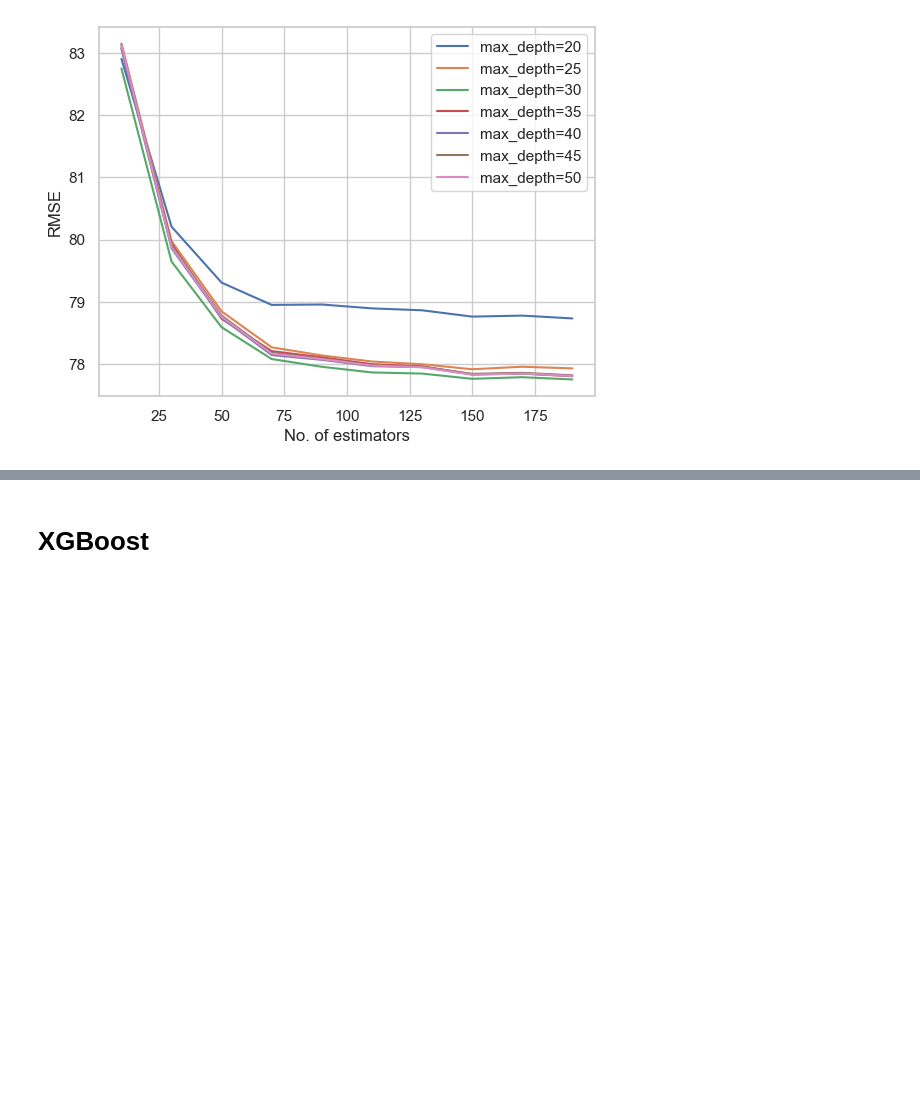
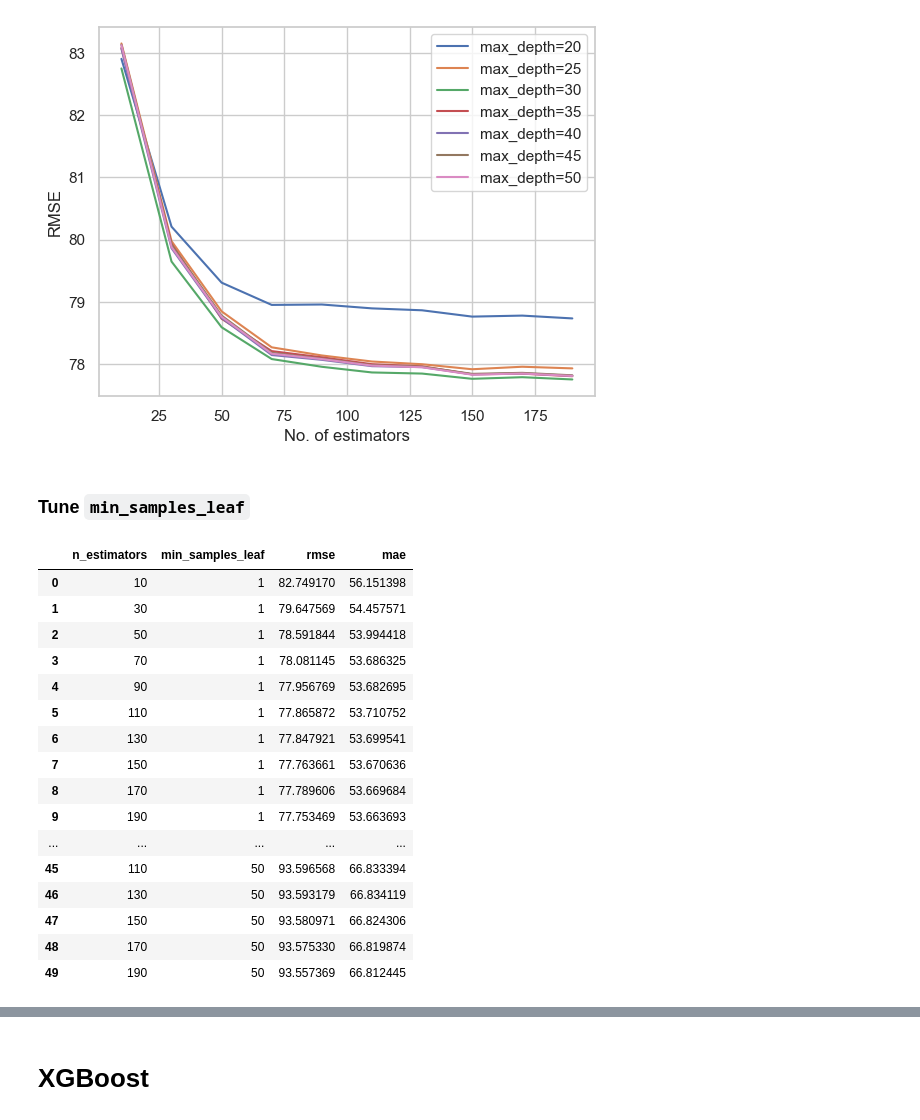
Before and after one commit to kausnz/panama-electricity-load-forecast, a Jupyter notebook: notebook.ipynb, the cells around one changed output, grey strips where cells are left out. Saved outputs shown, nothing was run; the diff lists cells and outputs as text; code cells hidden in the pictures; blank space fills up the shorter version.

```diff
--- a/notebook.ipynb
+++ b/notebook.ipynb
@@ -405,3 +412,5 @@ plt.legend()
 # %% [output]
 <matplotlib.legend.Legend at 0x...>
 [figure]
+# %% [markdown]
+### Tune `min_samples_leaf`
@@ -407,0 +435,21 @@ plt.legend()
+# %%
+df_scores = pd.DataFrame(scores, columns=['n_estimators', 'min_samples_leaf', 'rmse', 'mae'])
+df_scores
+# %% [output]
+|  | n_estimators | min_samples_leaf | rmse | mae |
+| 0 | 10 | 1 | 82.749170 | 56.151398 |
+| 1 | 30 | 1 | 79.647569 | 54.457571 |
+| 2 | 50 | 1 | 78.591844 | 53.994418 |
+| 3 | 70 | 1 | 78.081145 | 53.686325 |
+| 4 | 90 | 1 | 77.956769 | 53.682695 |
+| 5 | 110 | 1 | 77.865872 | 53.710752 |
+| 6 | 130 | 1 | 77.847921 | 53.699541 |
+| 7 | 150 | 1 | 77.763661 | 53.670636 |
+| 8 | 170 | 1 | 77.789606 | 53.669684 |
+| 9 | 190 | 1 | 77.753469 | 53.663693 |
+| ... | ... | ... | ... | ... |
+| 45 | 110 | 50 | 93.596568 | 66.833394 |
+| 46 | 130 | 50 | 93.593179 | 66.834119 |
+| 47 | 150 | 50 | 93.580971 | 66.824306 |
+| 48 | 170 | 50 | 93.575330 | 66.819874 |
+| 49 | 190 | 50 | 93.557369 | 66.812445 |
```
Also changed, not shown: parts of 12 cells of this notebook.
